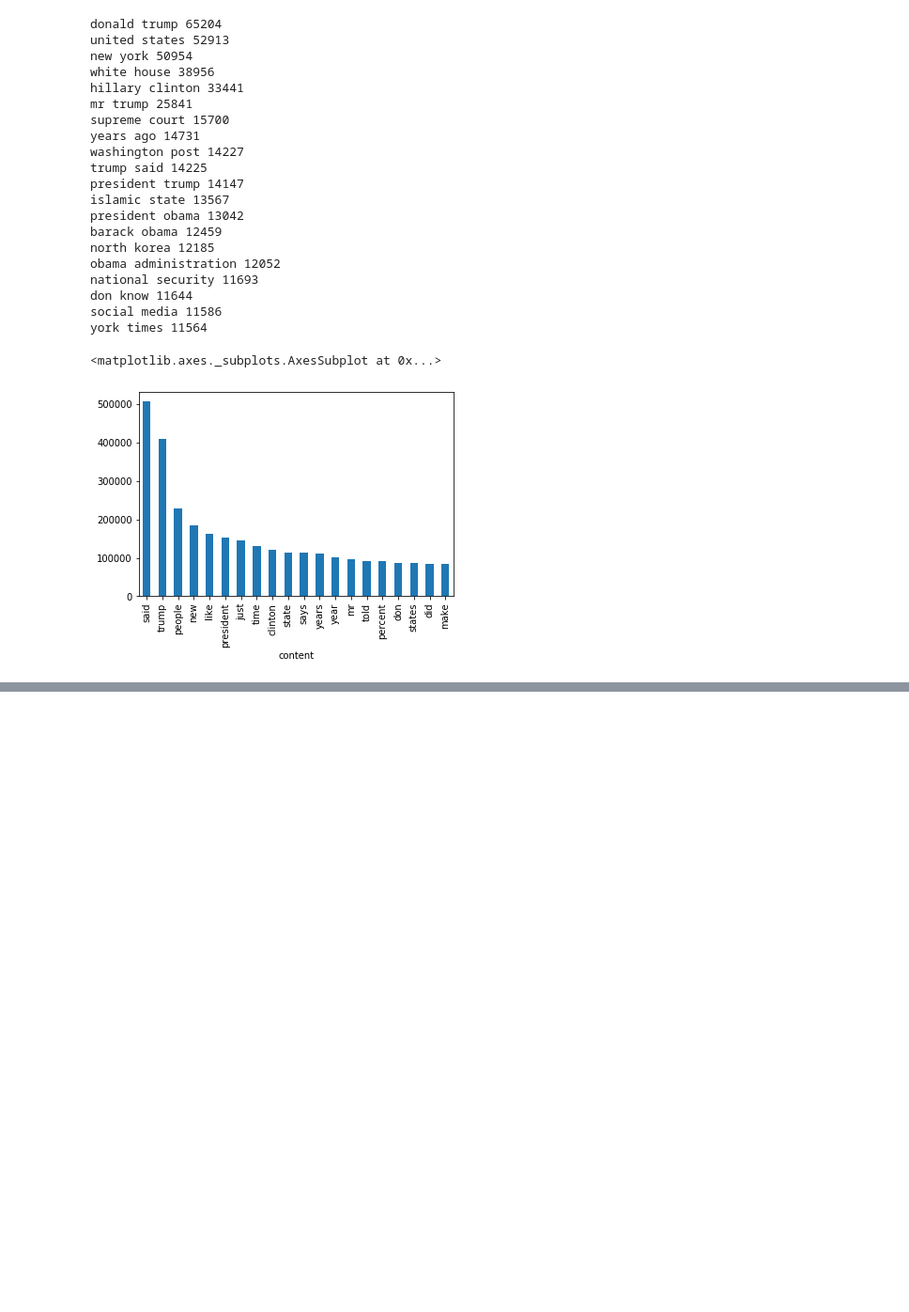
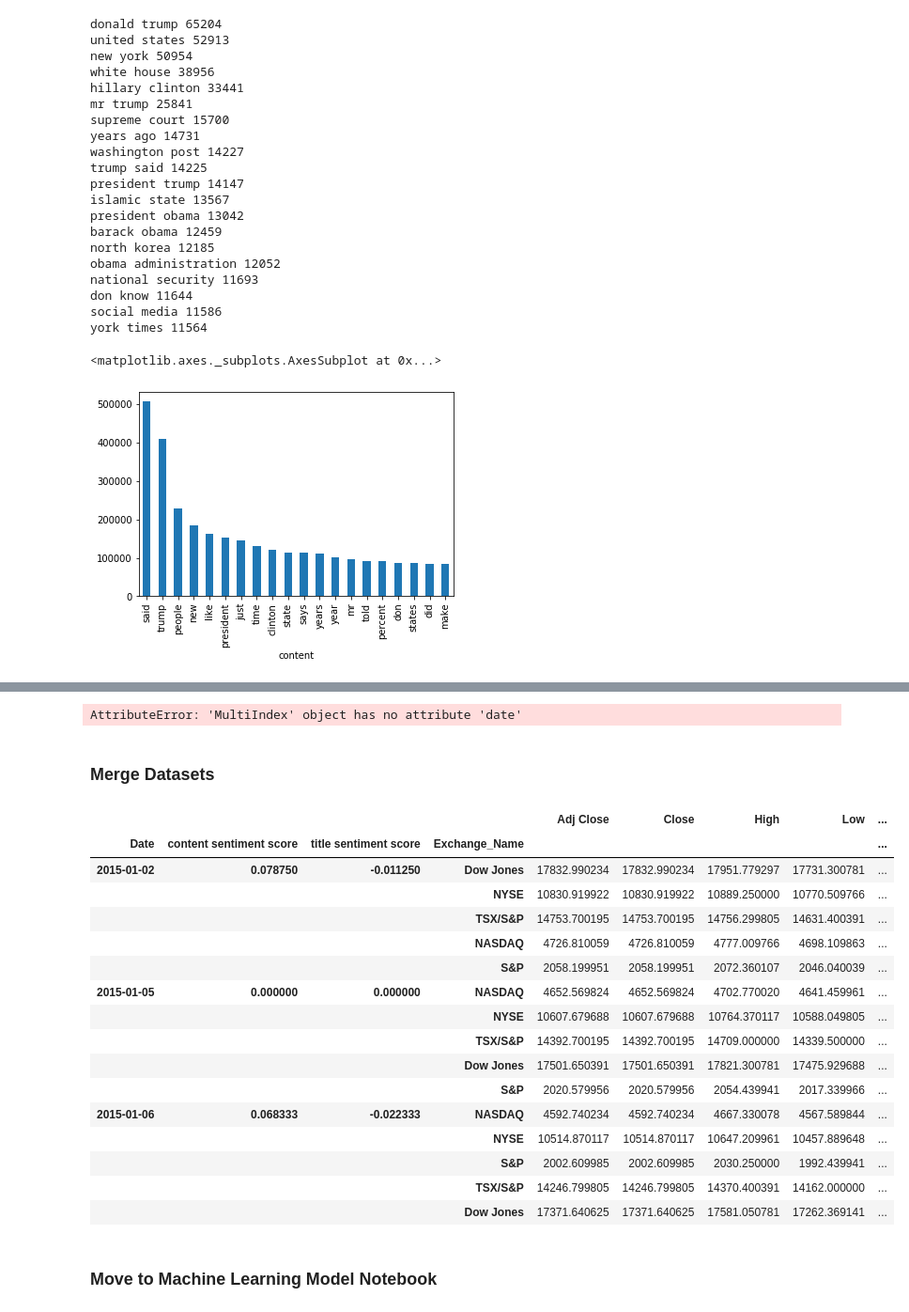
Before and after one commit to nicholas-wright/Ryerson-Capstone-Project, a Jupyter notebook: Initial Results/Exploratory Data Analysis Pt.2.ipynb, the cells around one changed output, grey strips where cells are left out. Shown: that part at 94% size. Drawn from its saved outputs; the diff is of its cells as text; code cells hidden in the pictures; blank space fills up the shorter version.

```diff
--- a/Initial Results/Exploratory Data Analysis Pt.2.ipynb
+++ b/Initial Results/Exploratory Data Analysis Pt.2.ipynb
@@ -337,0 +367,4 @@ print(answer)
+# %%
+sns.boxplot(x = stockdf.index.date, y = 'Close', data = stockdf)
+# %% [output]
+AttributeError: 'MultiIndex' object has no attribute 'date'
@@ -337,0 +373,25 @@ print(answer)
+# %% [markdown]
+### Merge Datasets
+# %%
+df = pd.read_csv('Stock Data + Sentiment2.csv')
+df.drop(['Number of Records', 'date'], axis = 1, inplace = True)
+df.set_index(['Date','content sentiment score', 'title sentiment score', 'Exchange_Name'], inplace = True)
+df.head(15)
+# %% [output]
+|  |  |  |  | Adj Close | Close | High | Low | ... |
+| Date | content sentiment score | title sentiment score | Exchange_Name |  |  |  |  | ... |
+| 2015-01-02 | 0.078750 | -0.011250 | Dow Jones | 17832.990234 | 17832.990234 | 17951.779297 | 17731.300781 | ... |
+|  |  |  | NYSE | 10830.919922 | 10830.919922 | 10889.250000 | 10770.509766 | ... |
+|  |  |  | TSX/S&P | 14753.700195 | 14753.700195 | 14756.299805 | 14631.400391 | ... |
+|  |  |  | NASDAQ | 4726.810059 | 4726.810059 | 4777.009766 | 4698.109863 | ... |
+|  |  |  | S&P | 2058.199951 | 2058.199951 | 2072.360107 | 2046.040039 | ... |
+| 2015-01-05 | 0.000000 | 0.000000 | NASDAQ | 4652.569824 | 4652.569824 | 4702.770020 | 4641.459961 | ... |
+|  |  |  | NYSE | 10607.679688 | 10607.679688 | 10764.370117 | 10588.049805 | ... |
+|  |  |  | TSX/S&P | 14392.700195 | 14392.700195 | 14709.000000 | 14339.500000 | ... |
+|  |  |  | Dow Jones | 17501.650391 | 17501.650391 | 17821.300781 | 17475.929688 | ... |
+|  |  |  | S&P | 2020.579956 | 2020.579956 | 2054.439941 | 2017.339966 | ... |
+| 2015-01-06 | 0.068333 | -0.022333 | NASDAQ | 4592.740234 | 4592.740234 | 4667.330078 | 4567.589844 | ... |
+|  |  |  | NYSE | 10514.870117 | 10514.870117 | 10647.209961 | 10457.889648 | ... |
+|  |  |  | S&P | 2002.609985 | 2002.609985 | 2030.250000 | 1992.439941 | ... |
+|  |  |  | TSX/S&P | 14246.799805 | 14246.799805 | 14370.400391 | 14162.000000 | ... |
+|  |  |  | Dow Jones | 17371.640625 | 17371.640625 | 17581.050781 | 17262.369141 | ... |
@@ -337,0 +400,2 @@ print(answer)
+# %% [markdown]
+### Move to Machine Learning Model Notebook
```
Also changed, not shown: parts of 32 cells of this notebook.
